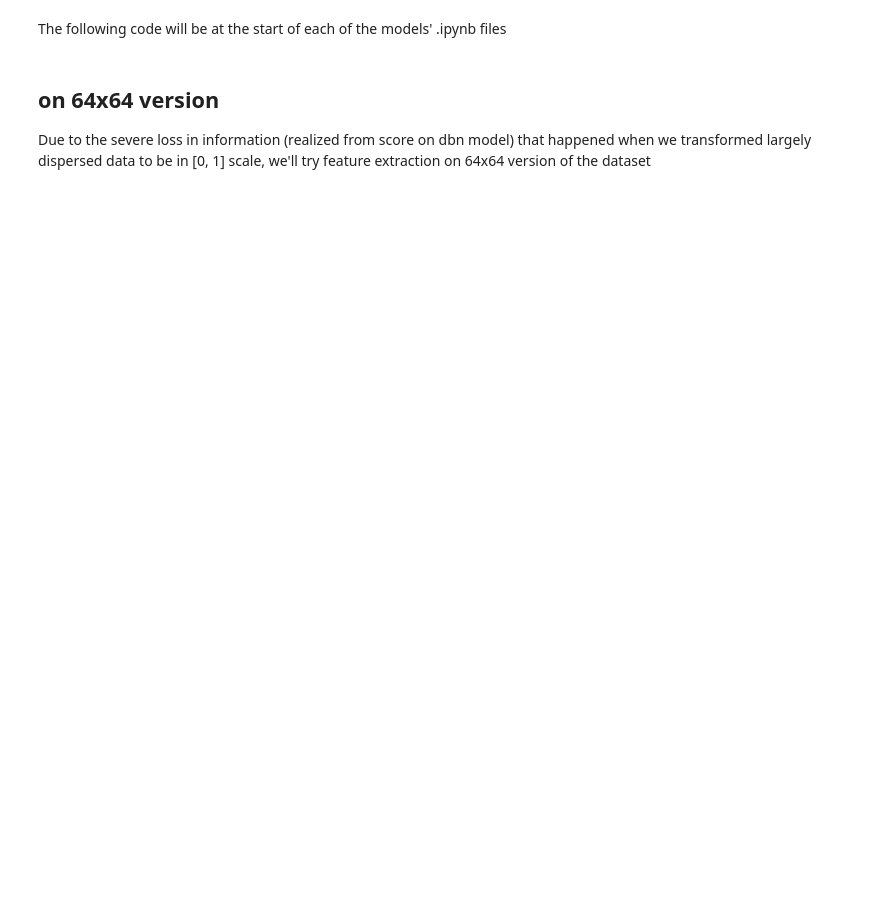
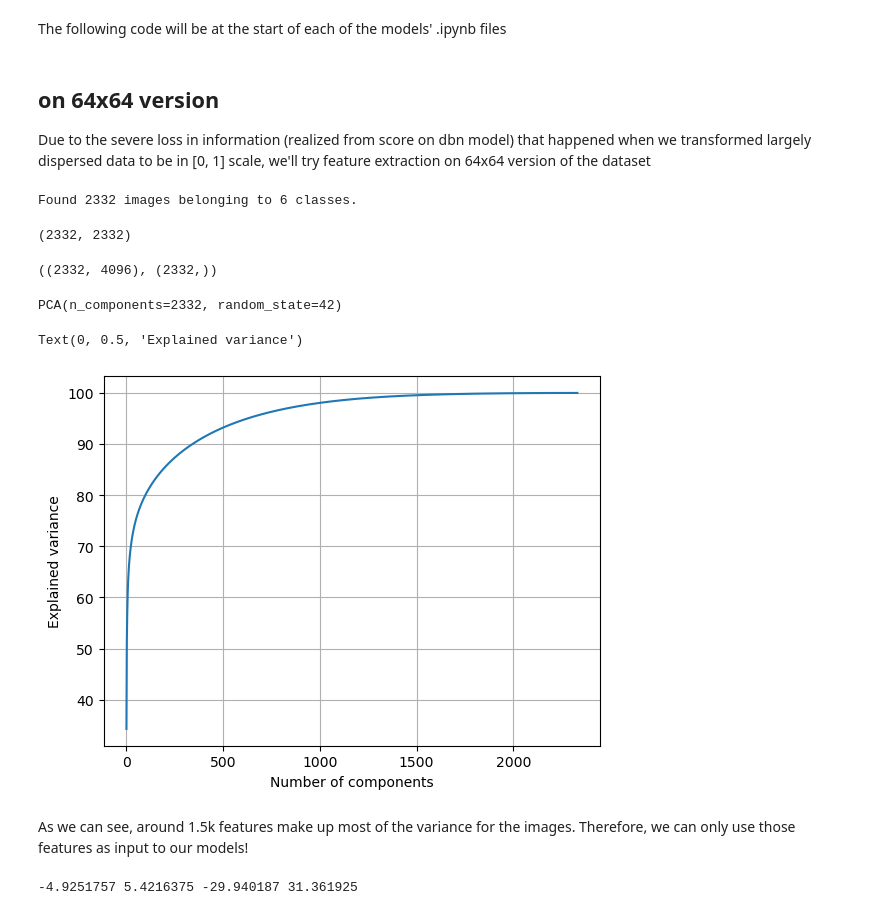
Before and after one commit to OdyAsh/DBN-HF-MLP-Models, a Jupyter notebook: pre-processing.ipynb, the cells around one changed output. Saved outputs shown, nothing was run; the diff lists cells and outputs as text; code cells hidden in the pictures; blank space fills up the shorter version.

```diff
--- a/pre-processing.ipynb
+++ b/pre-processing.ipynb
@@ -281,3 +281,20 @@ y_test = np.array(y_test)
 # %% [markdown]
 ## on 64x64 version
 Due to the severe loss in information (realized from score on dbn model) that happened when we transformed largely dispersed data to be in [0, 1] scale, we'll try feature extraction on 64x64 version of the dataset
+# %%
+datagen = ImageDataGenerator(rescale=1/255.0)
+data_iterator = datagen.flow_from_directory('Dataset/', classes=newClasses, class_mode='binary',
+                                        target_size=(64,64), seed=42, batch_size=1, color_mode='grayscale', shuffle=False)
+# %% [output]
+Found 2332 images belonging to 6 classes.
+# %%
+x64 = []
+y64 = []
+for i, batch in enumerate(data_iterator):
+    if i == data_iterator.samples: # break when all images in the folders are processed
+        break
+    x64.append(np.array(batch[0]).flatten()) # flattening the image
+    y64.append(int(batch[1])) # converting labels to int instead of float
+len(x64), len(y64)
+# %% [output]
+(2332, 2332)
@@ -283,0 +304,25 @@ Due to the severe loss in information (realized from score on dbn model) that ha
+# %%
+x64 = pklLoad('x64.pkl', convertToNumpyArray=True)
+y64 = pklLoad('y64.pkl', convertToNumpyArray=True)
+# %%
+x64.shape, y64.shape
+# %% [output]
+((2332, 4096), (2332,))
+# %%
+# apply PCA once to
+# select the best number of components
+pca = PCA(n_components=min(data_iterator.samples, x64.shape[1]), random_state=42)
+pca.fit(x64)
+# %% [output]
+PCA(n_components=2332, random_state=42)
+# %%
+# source: https://towardsdatascience.com/using-pca-to-reduce-number-of-parameters-in-a-neural-network-by-30x-times-fcc737159282
+plt.grid()
+plt.plot(np.cumsum(pca.explained_variance_ratio_ * 100))
+plt.xlabel('Number of components')
+plt.ylabel('Explained variance')
+# %% [output]
+Text(0, 0.5, 'Explained variance')
+[figure, added]
+# %% [markdown]
+As we can see, around 1.5k features make up most of the variance for the images. Therefore, we can only use those features as input to our models!
@@ -283,0 +332,4 @@ Due to the severe loss in information (realized from score on dbn model) that ha
+# %%
+print(xfNotNorm[0][0], xfNotNorm[0][1], np.min(xfNotNorm), np.max(xfNotNorm))
+# %% [output]
+-4.9251757 5.4216375 -29.940187 31.361925
```
Also changed, not shown: parts of 13 cells of this notebook, 6 other files.
